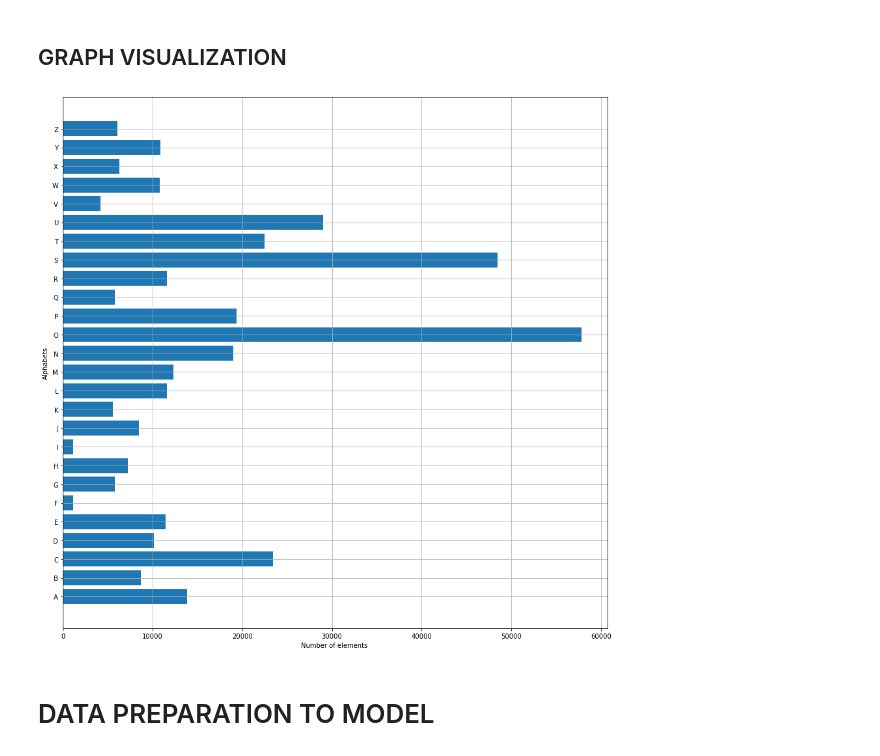
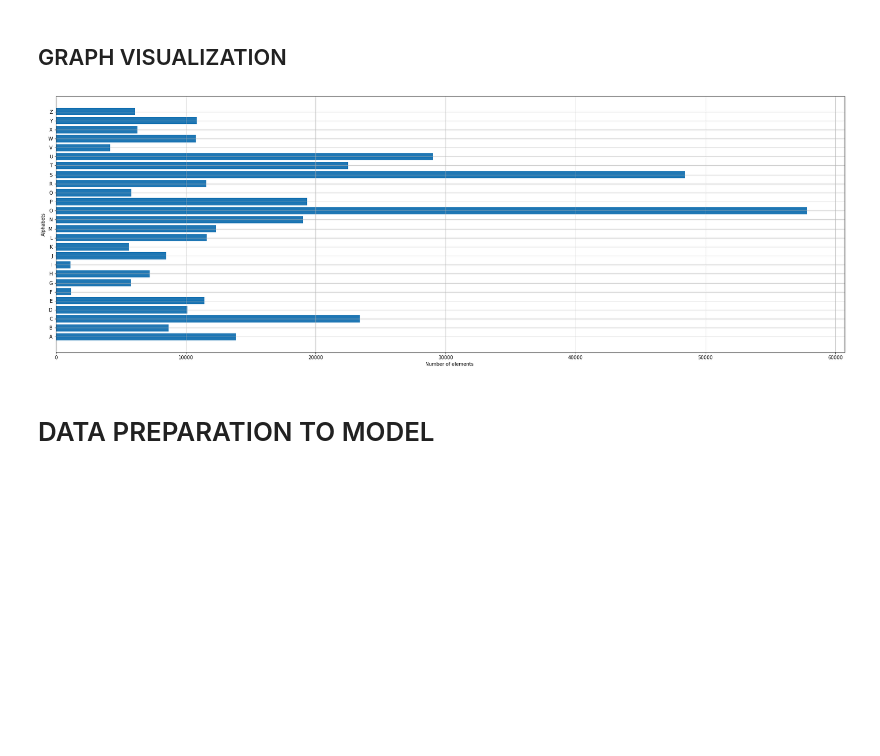
Before and after one commit to MaiaCarlos/Portuguese-Handwiriting-Recognition, a Jupyter notebook: letters.ipynb, the cells around one changed output. Cells and saved outputs as stored; diff of their text form; code cells hidden in the pictures; blank space fills up the shorter version.

```diff
--- a/letters.ipynb
+++ b/letters.ipynb
@@ -93,21 +91,21 @@ plt.imshow(data.iloc[352340,1:].to_numpy().reshape(28,28))
 word_dict = {0:'A',1:'B',2:'C',3:'D',4:'E',5:'F',6:'G',7:'H',8:'I',9:'J',10:'K',11:'L',12:'M',13:'N',14:'O',15:'P',16:'Q',17:'R',18:'S',19:'T',20:'U',21:'V',22:'W',23:'X', 24:'Y',25:'Z'}
 # %%
 count=pd.DataFrame(data['target'].value_counts())
-count=a.sort_index(ascending=True)
+count=count.sort_index(ascending=True)
 # %%
 alphabets = []
 for i in word_dict.values():
     alphabets.append(i) #all alphabets
 
-fig, ax = plt.subplots(1,1, figsize=(15,15))
+fig, ax = plt.subplots(1,1, figsize=(30,10))
 ax.barh(alphabets, count['target'])
 
 plt.xlabel("Number of elements ")
 plt.ylabel("Alphabets")
 plt.grid()
 plt.show()
 # %% [output]
-[figure, old version]
+[figure, new version]
 # %% [markdown]
 # DATA PREPARATION TO MODEL
 # %%
```
Also changed, not shown: parts of 5 cells of this notebook, 3 other files.
